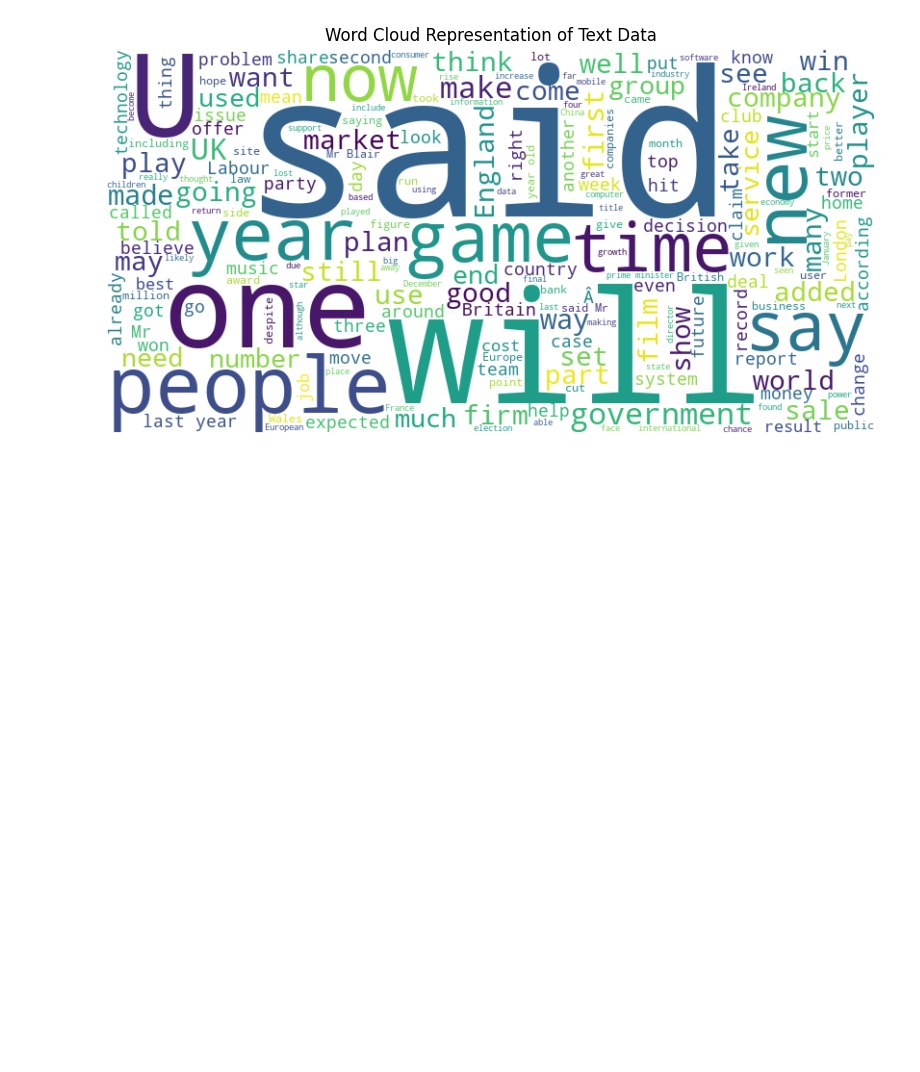
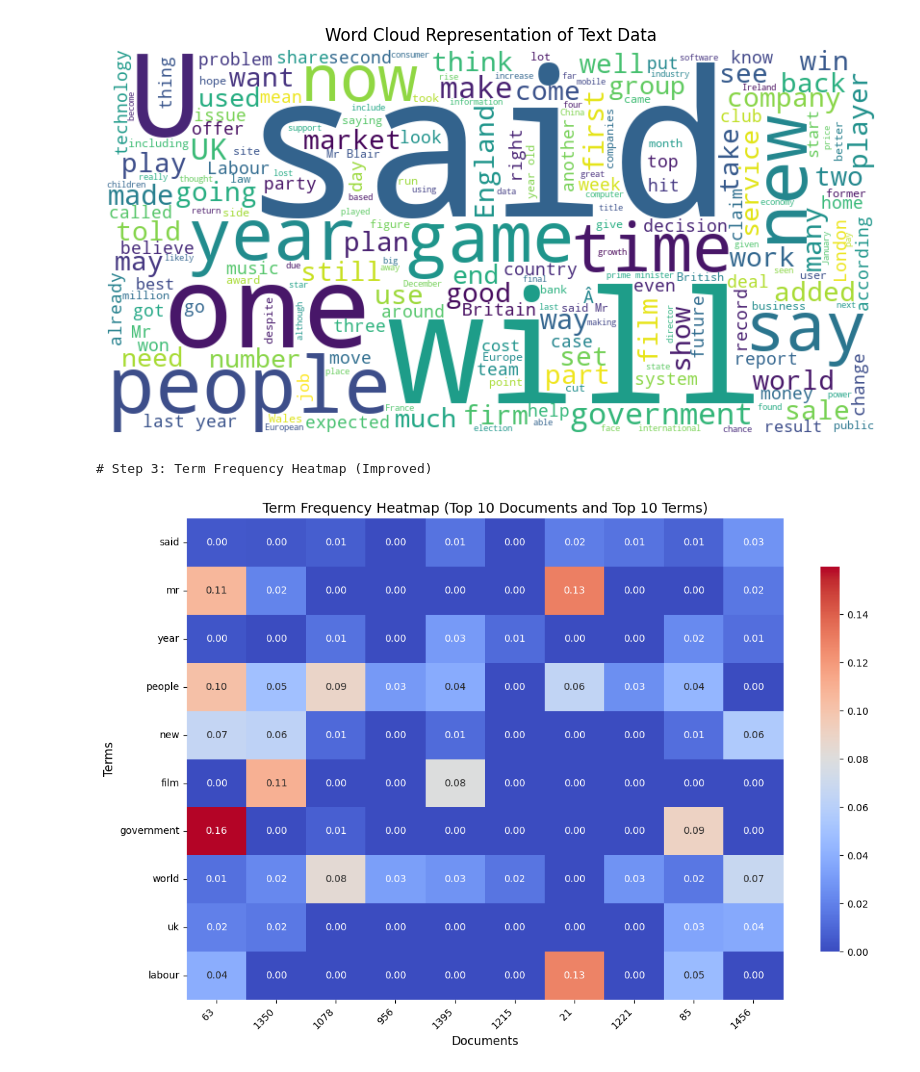
Before and after one commit to Birkity/tfidf-document-retrieval, a Jupyter notebook: notebook/Tf-IDF.ipynb, the cells around one changed output. Cells and saved outputs as stored; diff of their text form; code cells hidden in the pictures; blank space fills up the shorter version.

Commit message:
Step 3: Term Frequency Heatmap

```diff
--- a/notebook/Tf-IDF.ipynb
+++ b/notebook/Tf-IDF.ipynb
@@ -72,3 +72,38 @@ plt.show()
 # %% [output]
 # Step 2: Word Cloud Visualization
 [figure]
+# %%
+# Step 3: Term Frequency Heatmap
+print("# Step 3: Term Frequency Heatmap (Improved)")
+
+# Select top 10 documents and top 10 terms for visualization
+top_documents = 10
+top_terms = 10
+
+top_terms_indices = tfidf_df.mean(axis=0).sort_values(ascending=False).index[:top_terms]
+
+top_documents_indices = tfidf_df.mean(axis=1).sort_values(ascending=False).index[:top_documents]
+
+# Create a subset of the TF-IDF matrix for visualization
+tfidf_subset = tfidf_df.loc[top_documents_indices, top_terms_indices]
+
+# Plot the heatmap
+plt.figure(figsize=(12, 8))
+sns.heatmap(
+    tfidf_subset.T,
+    cmap='coolwarm',
+    annot=True,
+    fmt='.2f',
+    annot_kws={'size': 10},
+    cbar_kws={'shrink': 0.8}
+)
+plt.title("Term Frequency Heatmap (Top 10 Documents and Top 10 Terms)", fontsize=14)
+plt.xlabel("Documents", fontsize=12)
+plt.ylabel("Terms", fontsize=12)
+plt.xticks(rotation=45, ha='right')
+plt.yticks(rotation=0)
+plt.tight_layout()
+plt.show()
+# %% [output]
+# Step 3: Term Frequency Heatmap (Improved)
+[figure, added]
```
